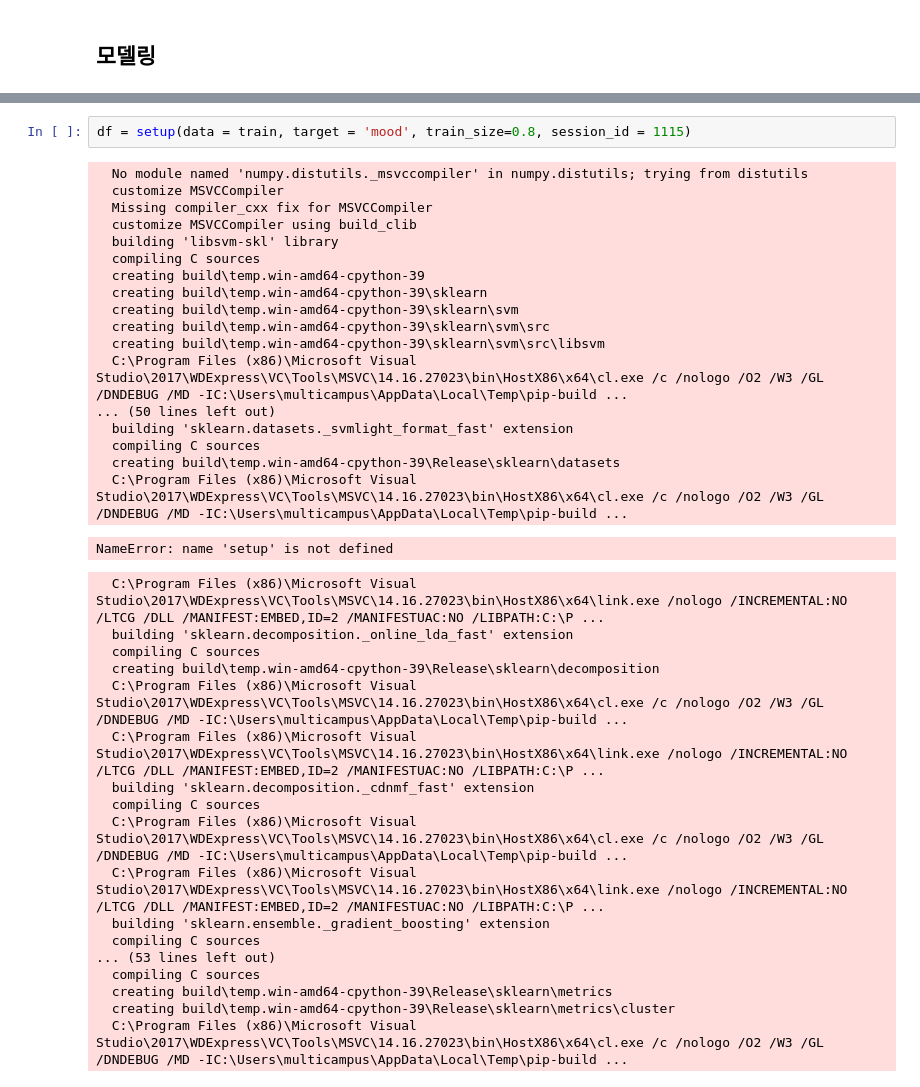
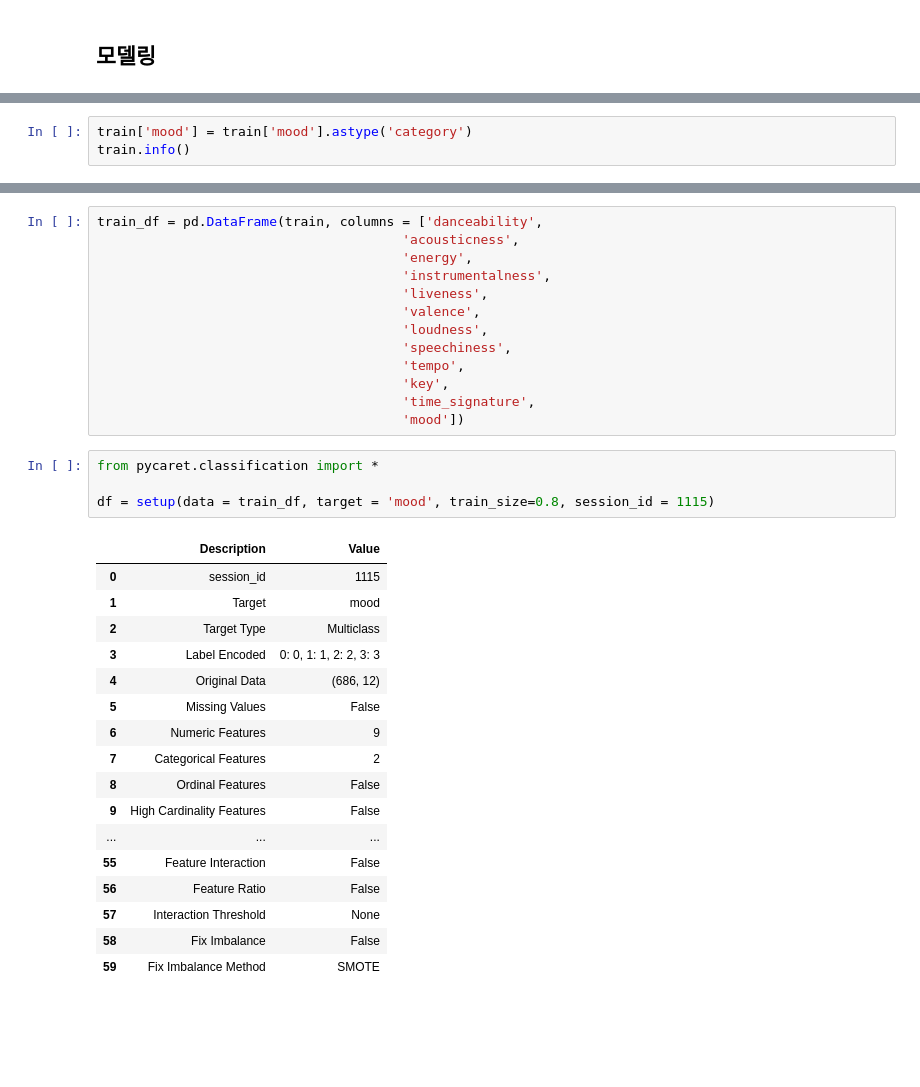
Before and after one commit to jotreee/AlsongDalsong, a Jupyter notebook: data/음악 데이터 전처리.ipynb, the cells around one changed output, grey strips where cells are left out. Drawn from its saved outputs; the diff is of its cells as text; blank space fills up the shorter version.

```diff
--- a/data/음악 데이터 전처리.ipynb
+++ b/data/음악 데이터 전처리.ipynb
@@ -145,0 +343,3 @@ sns.heatmap(train.corr(), annot = True)
+# %%
+train['mood'] = train['mood'].astype('category')
+train.info()
@@ -275,38 +425,35 @@ ModuleNotFoundError: No module named 'pycaret'
+# %%
+train_df = pd.DataFrame(train, columns = ['danceability',
+                                       'acousticness',
+                                       'energy',
+                                       'instrumentalness',
+                                       'liveness',
+                                       'valence',
+                                       'loudness',
+                                       'speechiness',
+                                       'tempo',
+                                       'key',
+                                       'time_signature',
+                                       'mood'])
 # %%
-df = setup(data = train, target = 'mood', train_size=0.8, session_id = 1115)
+from pycaret.classification import *
+
+df = setup(data = train_df, target = 'mood', train_size=0.8, session_id = 1115)
 # %% [output]
-  No module named 'numpy.distutils._msvccompiler' in numpy.distutils; trying from distutils
-  customize MSVCCompiler
-  Missing compiler_cxx fix for MSVCCompiler
-  customize MSVCCompiler using build_clib
-  building 'libsvm-skl' library
-  compiling C sources
-  creating build\temp.win-amd64-cpython-39
-  creating build\temp.win-amd64-cpython-39\sklearn
-  creating build\temp.win-amd64-cpython-39\sklearn\svm
-  creating build\temp.win-amd64-cpython-39\sklearn\svm\src
-  creating build\temp.win-amd64-cpython-39\sklearn\svm\src\libsvm
-  C:\Program Files (x86)\Microsoft Visual Studio\2017\WDExpress\VC\Tools\MSVC\14.16.27023\bin\HostX86\x64\cl.exe /c /nologo /O2 /W3 /GL /DNDEBUG /MD -IC:\Users\multicampus\AppData\Local\Temp\pip-build ...
-... (50 lines left out)
-  building 'sklearn.datasets._svmlight_format_fast' extension
-  compiling C sources
-  creating build\temp.win-amd64-cpython-39\Release\sklearn\datasets
-  C:\Program Files (x86)\Microsoft Visual Studio\2017\WDExpress\VC\Tools\MSVC\14.16.27023\bin\HostX86\x64\cl.exe /c /nologo /O2 /W3 /GL /DNDEBUG /MD -IC:\Users\multicampus\AppData\Local\Temp\pip-build ...
-NameError: name 'setup' is not defined
-  C:\Program Files (x86)\Microsoft Visual Studio\2017\WDExpress\VC\Tools\MSVC\14.16.27023\bin\HostX86\x64\link.exe /nologo /INCREMENTAL:NO /LTCG /DLL /MANIFEST:EMBED,ID=2 /MANIFESTUAC:NO /LIBPATH:C:\P ...
-  building 'sklearn.decomposition._online_lda_fast' extension
-  compiling C sources
-  creating build\temp.win-amd64-cpython-39\Release\sklearn\decomposition
-  C:\Program Files (x86)\Microsoft Visual Studio\2017\WDExpress\VC\Tools\MSVC\14.16.27023\bin\HostX86\x64\cl.exe /c /nologo /O2 /W3 /GL /DNDEBUG /MD -IC:\Users\multicampus\AppData\Local\Temp\pip-build ...
-  C:\Program Files (x86)\Microsoft Visual Studio\2017\WDExpress\VC\Tools\MSVC\14.16.27023\bin\HostX86\x64\link.exe /nologo /INCREMENTAL:NO /LTCG /DLL /MANIFEST:EMBED,ID=2 /MANIFESTUAC:NO /LIBPATH:C:\P ...
-  building 'sklearn.decomposition._cdnmf_fast' extension
-  compiling C sources
-  C:\Program Files (x86)\Microsoft Visual Studio\2017\WDExpress\VC\Tools\MSVC\14.16.27023\bin\HostX86\x64\cl.exe /c /nologo /O2 /W3 /GL /DNDEBUG /MD -IC:\Users\multicampus\AppData\Local\Temp\pip-build ...
-  C:\Program Files (x86)\Microsoft Visual Studio\2017\WDExpress\VC\Tools\MSVC\14.16.27023\bin\HostX86\x64\link.exe /nologo /INCREMENTAL:NO /LTCG /DLL /MANIFEST:EMBED,ID=2 /MANIFESTUAC:NO /LIBPATH:C:\P ...
-  building 'sklearn.ensemble._gradient_boosting' extension
-  compiling C sources
-... (53 lines left out)
-  compiling C sources
-  creating build\temp.win-amd64-cpython-39\Release\sklearn\metrics
-  creating build\temp.win-amd64-cpython-39\Release\sklearn\metrics\cluster
-  C:\Program Files (x86)\Microsoft Visual Studio\2017\WDExpress\VC\Tools\MSVC\14.16.27023\bin\HostX86\x64\cl.exe /c /nologo /O2 /W3 /GL /DNDEBUG /MD -IC:\Users\multicampus\AppData\Local\Temp\pip-build ...
+|  | Description | Value |
+| 0 | session_id | 1115 |
+| 1 | Target | mood |
+| 2 | Target Type | Multiclass |
+| 3 | Label Encoded | 0: 0, 1: 1, 2: 2, 3: 3 |
+| 4 | Original Data | (686, 12) |
+| 5 | Missing Values | False |
+| 6 | Numeric Features | 9 |
+| 7 | Categorical Features | 2 |
+| 8 | Ordinal Features | False |
+| 9 | High Cardinality Features | False |
+| ... | ... | ... |
+| 55 | Feature Interaction | False |
+| 56 | Feature Ratio | False |
+| 57 | Interaction Threshold | None |
+| 58 | Fix Imbalance | False |
+| 59 | Fix Imbalance Method | SMOTE |
```
Also changed, not shown: parts of 48 cells of this notebook, 2 other files.
